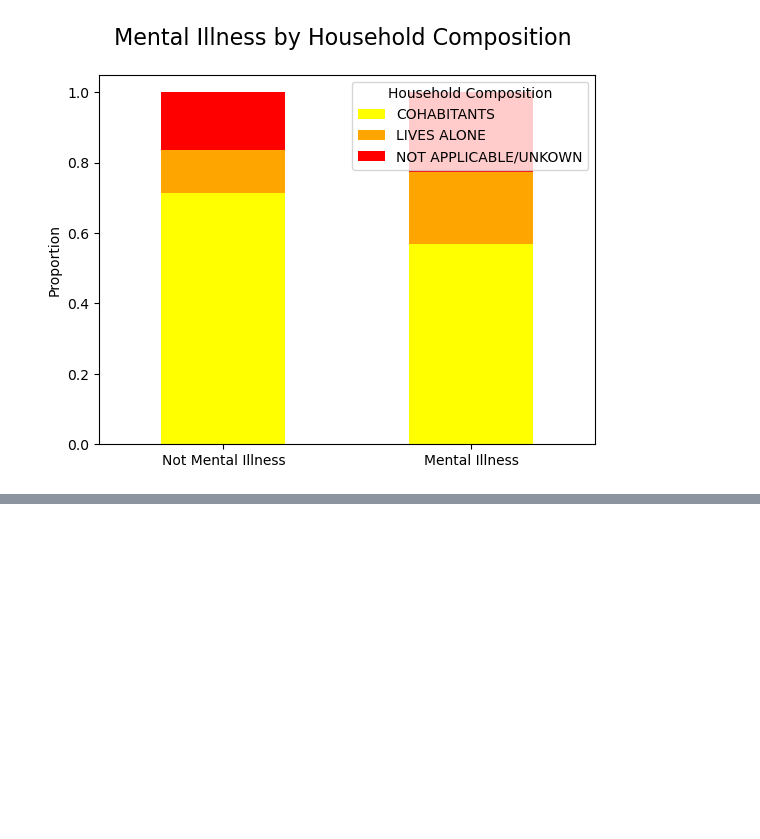
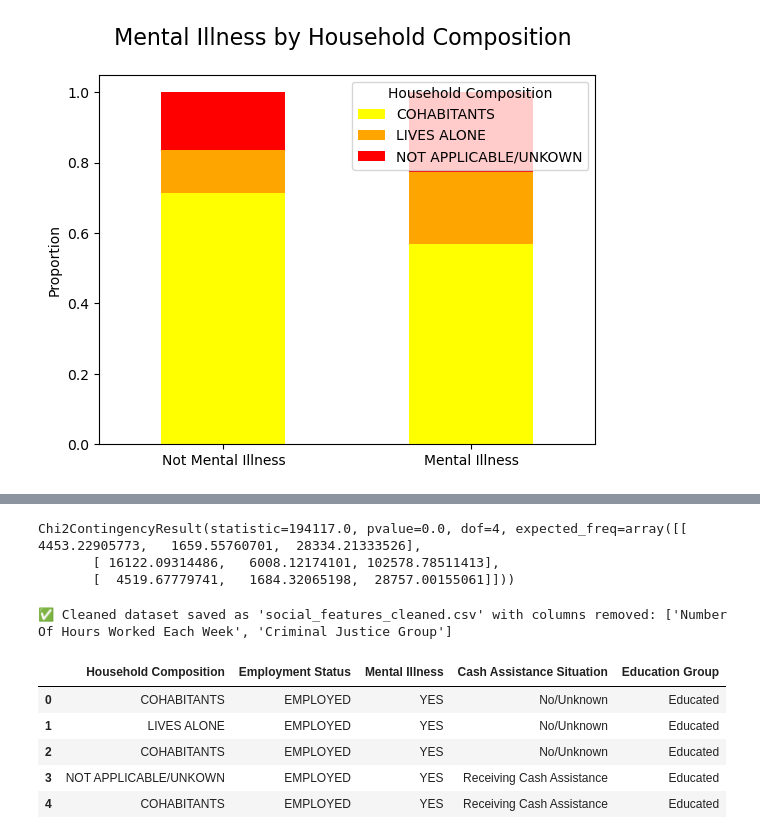
Before and after one commit to rdmouhouadi/Mental_Health_State_Prediction, a Jupyter notebook: Notebooks/EDA_Social_Group.ipynb, the cells around one changed output, grey strips where cells are left out. Drawn from its saved outputs; the diff is of its cells as text; code cells hidden in the pictures; blank space fills up the shorter version.

Commit message:
Final Database Social Group

```diff
--- a/Notebooks/EDA_Social_Group.ipynb
+++ b/Notebooks/EDA_Social_Group.ipynb
@@ -952,0 +970,39 @@ fig.suptitle(" Mental Illness by Household Composition", fontsize=16);
+# %%
+from scipy.stats import chi2_contingency
+chi2_contingency(pd.crosstab(Social_cat_agg_feat_merg["Employment Status"], Social_cat_agg_feat_merg["Number Of Hours Worked Each Week"]))
+# %% [output]
+Chi2ContingencyResult(statistic=194117.0, pvalue=0.0, dof=4, expected_freq=array([[  4453.22905773,   1659.55760701,  28334.21333526],
+       [ 16122.09314486,   6008.12174101, 102578.78511413],
+       [  4519.67779741,   1684.32065198,  28757.00155061]]))
+# %%
+import pandas as pd
+
+# Load your original dataset if needed
+# Social_cat_agg_feat_merg = pd.read_csv("your_original_file.csv")
+
+# 🗒️ Reason for dropping:
+# 1. "Number Of Hours Worked Each Week" is highly correlated with "Employment Status" (perfectly dependent),
+#    so it is redundant and adds no extra information.
+# 2. "Criminal Justice Group" shows very low association with the target variable (low chi2 and low Cramér's V),
+#    so it is not informative for prediction.
+
+# 🔻 Drop the two columns
+columns_to_drop = ["Number Of Hours Worked Each Week", "Criminal Justice Group"]
+cleaned_df = Social_cat_agg_feat_merg.drop(columns=columns_to_drop)
+
+# 💾 Save to CSV
+output_filename = "social_features_cleaned.csv"
+cleaned_df.to_csv(output_filename, index=False)
+
+print(f"✅ Cleaned dataset saved as '{output_filename}' with columns removed: {columns_to_drop}")
+# %% [output]
+✅ Cleaned dataset saved as 'social_features_cleaned.csv' with columns removed: ['Number Of Hours Worked Each Week', 'Criminal Justice Group']
+# %%
+cleaned_df.head()
+# %% [output]
+|  | Household Composition | Employment Status | Mental Illness | Cash Assistance Situation | Education Group |
+| 0 | COHABITANTS | EMPLOYED | YES | No/Unknown | Educated |
+| 1 | LIVES ALONE | EMPLOYED | YES | No/Unknown | Educated |
+| 2 | COHABITANTS | EMPLOYED | YES | No/Unknown | Educated |
+| 3 | NOT APPLICABLE/UNKOWN | EMPLOYED | YES | Receiving Cash Assistance | Educated |
+| 4 | COHABITANTS | EMPLOYED | YES | Receiving Cash Assistance | Educated |
```
Also changed, not shown: parts of 2 cells of this notebook.
